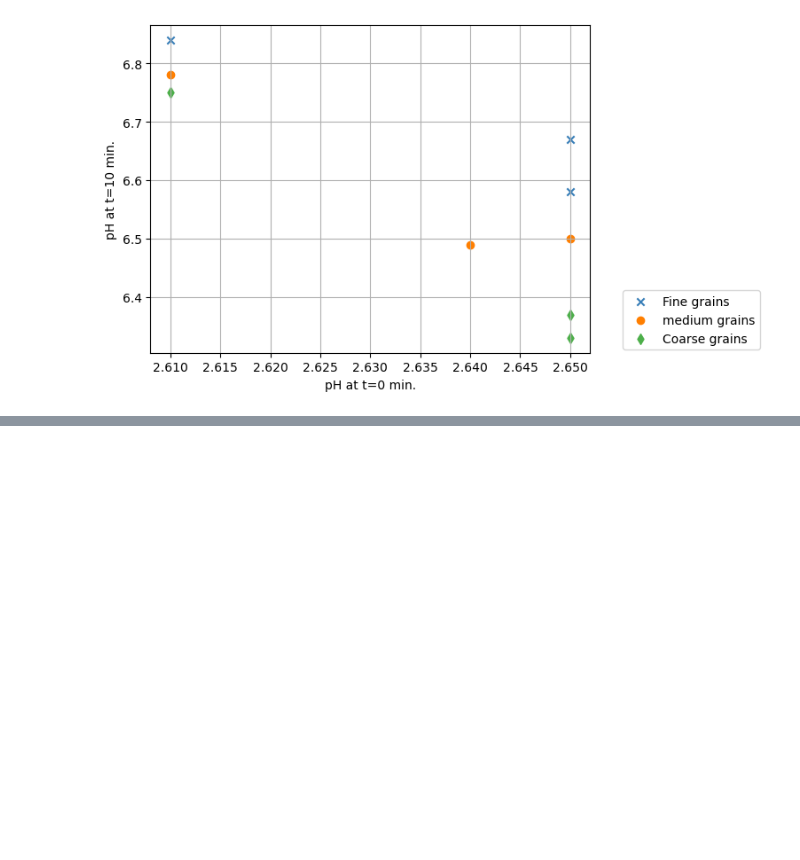
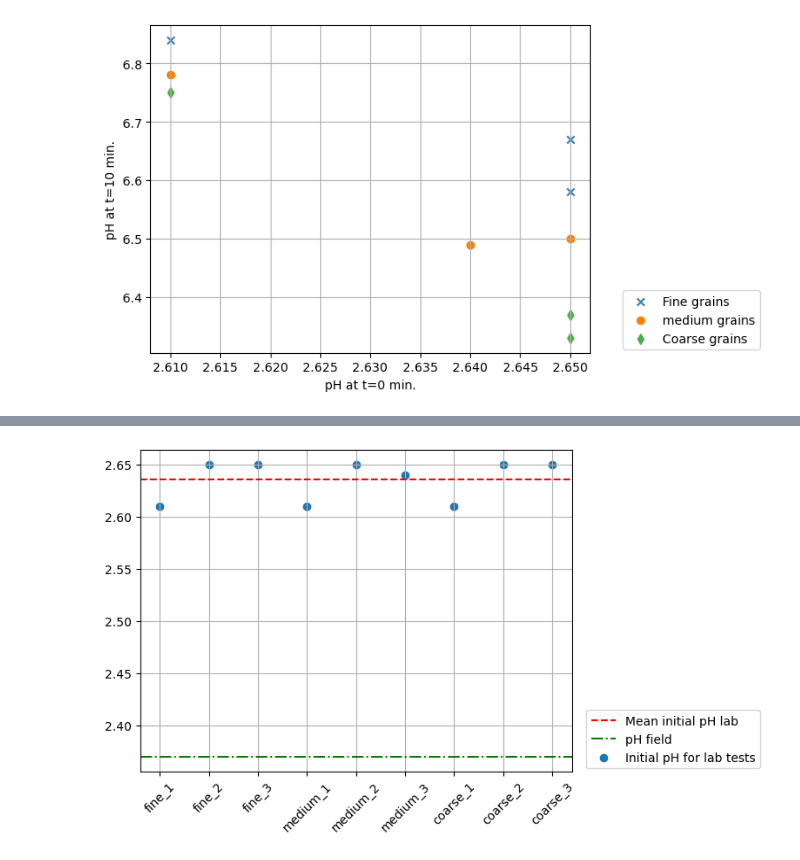
Before and after one commit to Fie02/B_Module_Fieldwork, a Jupyter notebook: pH_visuals_3.ipynb, the cells around one changed output, grey strips where cells are left out. Cells and saved outputs as stored; diff of their text form; code cells hidden in the pictures; blank space fills up the shorter version.

```diff
--- a/pH_visuals_3.ipynb
+++ b/pH_visuals_3.ipynb
@@ -59,0 +85,4 @@ plot_pH(df_S4, loca='S4')
+# %%
+pH_start(df_S4, 2.37, loca='s4')
+# %% [output]
+[figure, added]
```
Also changed, not shown: parts of 4 cells of this notebook, 6 other files.
